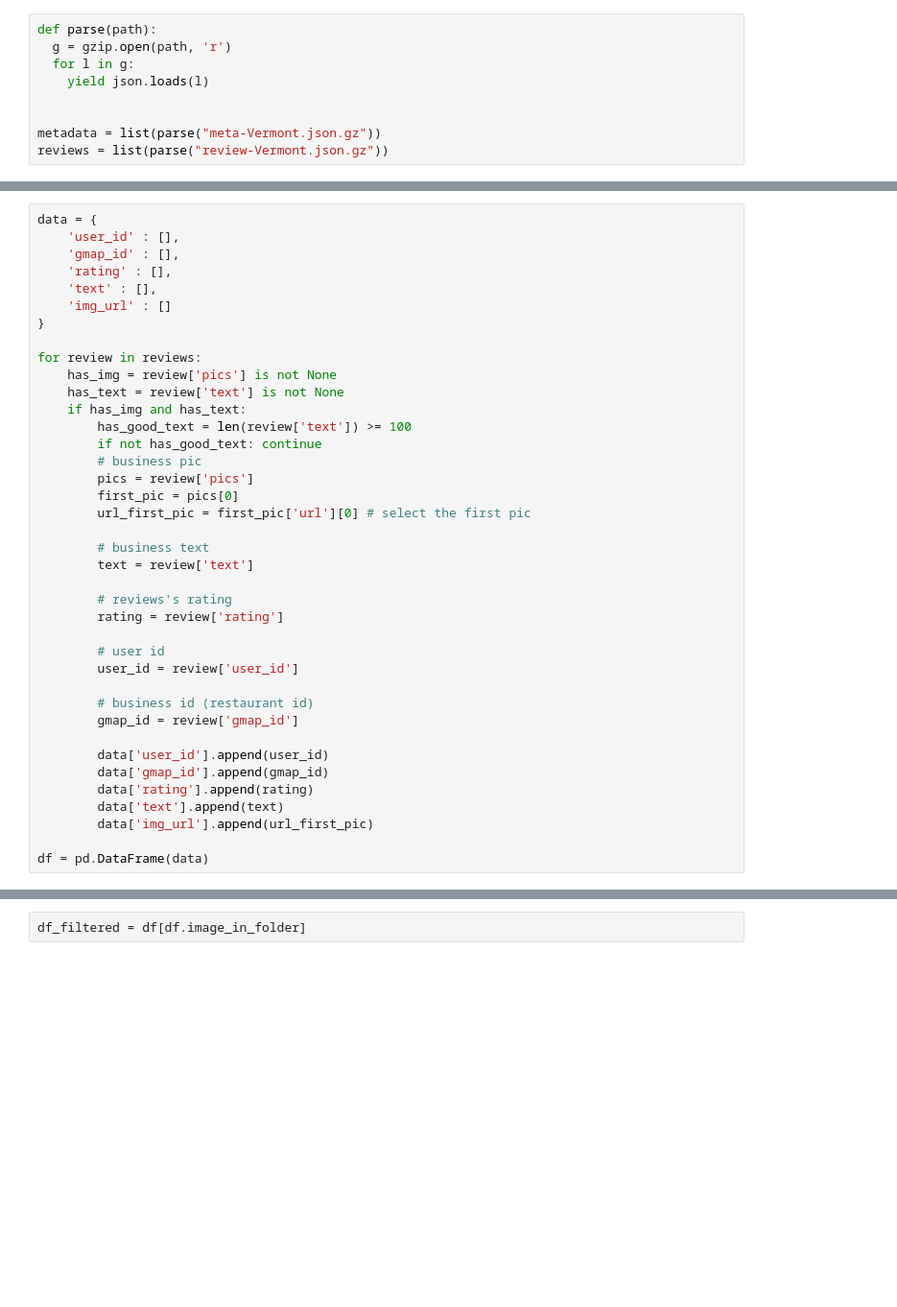
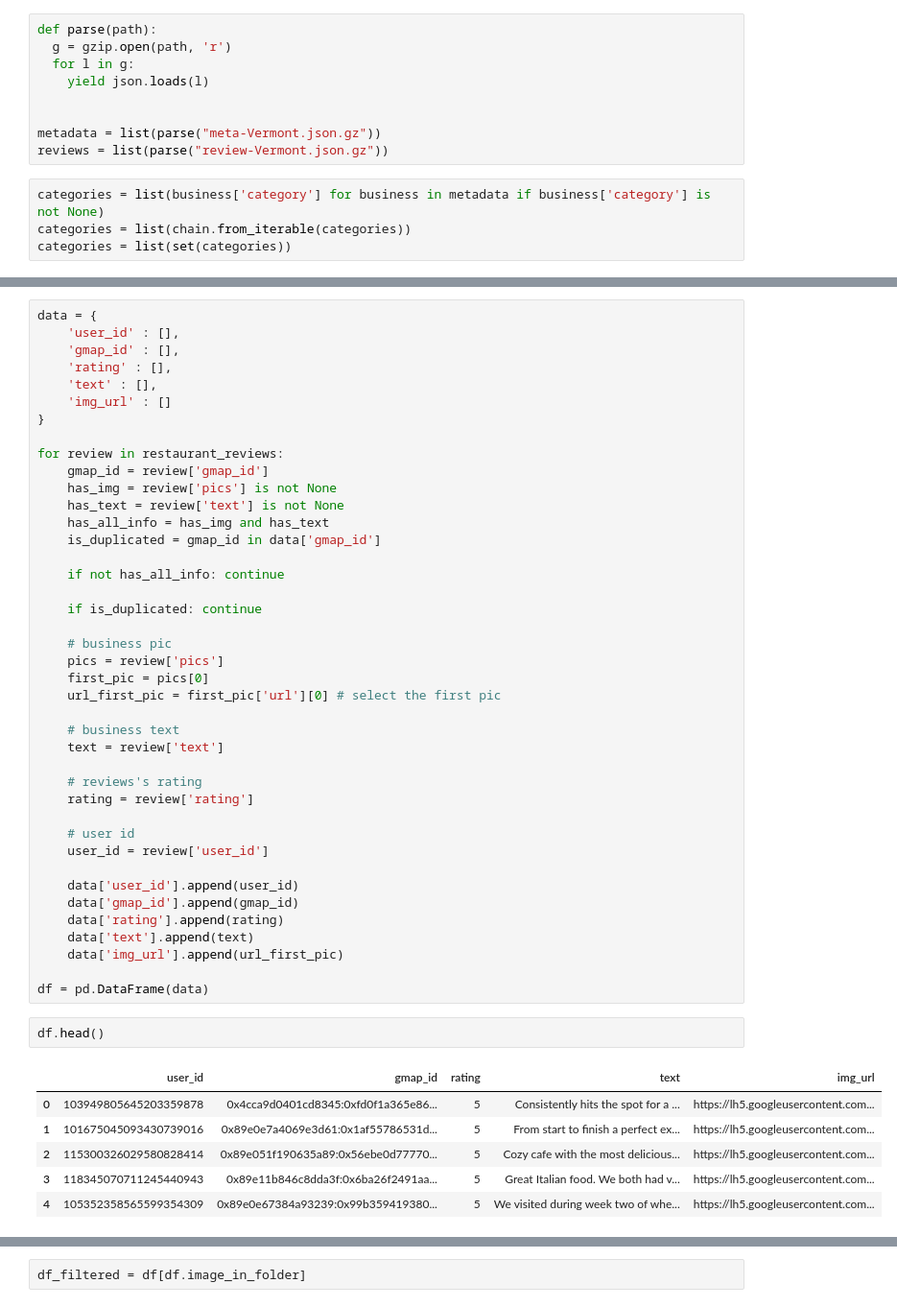
Before and after one commit to pedrozavalat/iic3633-proyecto, a Jupyter notebook: iic3633_data_download.ipynb, the cells around one changed output, grey strips where cells are left out. Shown at 96% size. Saved outputs shown, nothing was run; the diff lists cells and outputs as text; blank space fills up the shorter version.

Commit message:
fix: delete non-restaurants data from reviews_vermont.csv

```diff
--- a/iic3633_data_download.ipynb
+++ b/iic3633_data_download.ipynb
@@ -32,3 +33,7 @@ def parse(path):
 
 metadata = list(parse("meta-Vermont.json.gz"))
 reviews = list(parse("review-Vermont.json.gz"))
+# %%
+categories = list(business['category'] for business in metadata if business['category'] is not None)
+categories = list(chain.from_iterable(categories))
+categories = list(set(categories))
@@ -41,35 +73,46 @@ data = {
     'img_url' : []
 }
 
-for review in reviews:
+for review in restaurant_reviews:
+    gmap_id = review['gmap_id']
     has_img = review['pics'] is not None
     has_text = review['text'] is not None
-    if has_img and has_text:
-        has_good_text = len(review['text']) >= 100
-        if not has_good_text: continue
-        # business pic
-        pics = review['pics']
-        first_pic = pics[0]
-        url_first_pic = first_pic['url'][0] # select the first pic
+    has_all_info = has_img and has_text
+    is_duplicated = gmap_id in data['gmap_id']
 
-        # business text
-        text = review['text']
+    if not has_all_info: continue
 
-        # reviews's rating
-        rating = review['rating']
+    if is_duplicated: continue
 
-        # user id
-        user_id = review['user_id']
+    # business pic
+    pics = review['pics']
+    first_pic = pics[0]
+    url_first_pic = first_pic['url'][0] # select the first pic
 
-        # business id (restaurant id)
-        gmap_id = review['gmap_id']
+    # business text
+    text = review['text']
 
-        data['user_id'].append(user_id)
-        data['gmap_id'].append(gmap_id)
-        data['rating'].append(rating)
-        data['text'].append(text)
-        data['img_url'].append(url_first_pic)
+    # reviews's rating
+    rating = review['rating']
+
+    # user id
+    user_id = review['user_id']
+
+    data['user_id'].append(user_id)
+    data['gmap_id'].append(gmap_id)
+    data['rating'].append(rating)
+    data['text'].append(text)
+    data['img_url'].append(url_first_pic)
 
 df = pd.DataFrame(data)
+# %%
+df.head()
+# %% [output]
+|  | user_id | gmap_id | rating | text | img_url |
+| 0 | 103949805645203359878 | 0x4cca9d0401cd8345:0xfd0f1a365e86... | 5 | Consistently hits the spot for a ... | https://lh5.googleusercontent.com... |
+| 1 | 101675045093430739016 | 0x89e0e7a4069e3d61:0x1af55786531d... | 5 | From start to finish a perfect ex... | https://lh5.googleusercontent.com... |
+| 2 | 115300326029580828414 | 0x89e051f190635a89:0x56ebe0d77770... | 5 | Cozy cafe with the most delicious... | https://lh5.googleusercontent.com... |
+| 3 | 118345070711245440943 | 0x89e11b846c8dda3f:0x6ba26f2491aa... | 5 | Great Italian food. We both had v... | https://lh5.googleusercontent.com... |
+| 4 | 105352358565599354309 | 0x89e0e67384a93239:0x99b359419380... | 5 | We visited during week two of whe... | https://lh5.googleusercontent.com... |
 # %%
 image_data = df[['gmap_id', 'img_url']]
```
Also changed, not shown: parts of 11 cells of this notebook, 1 other file.
